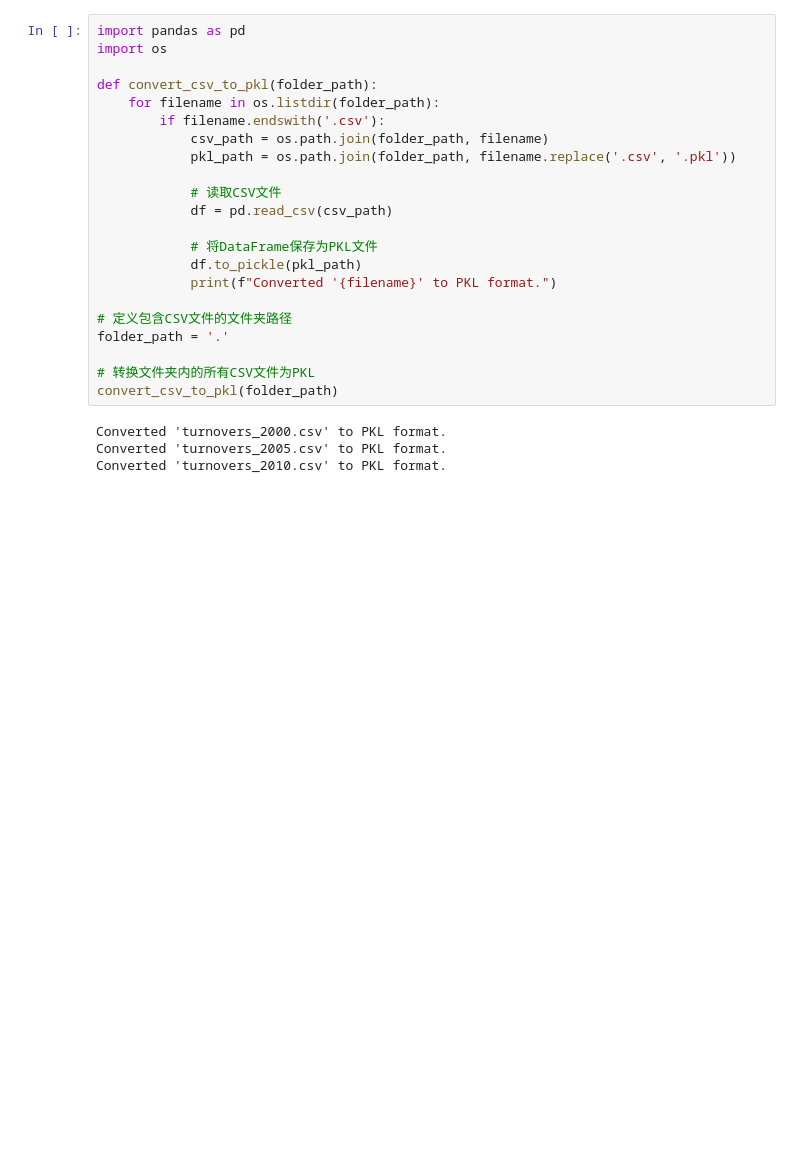
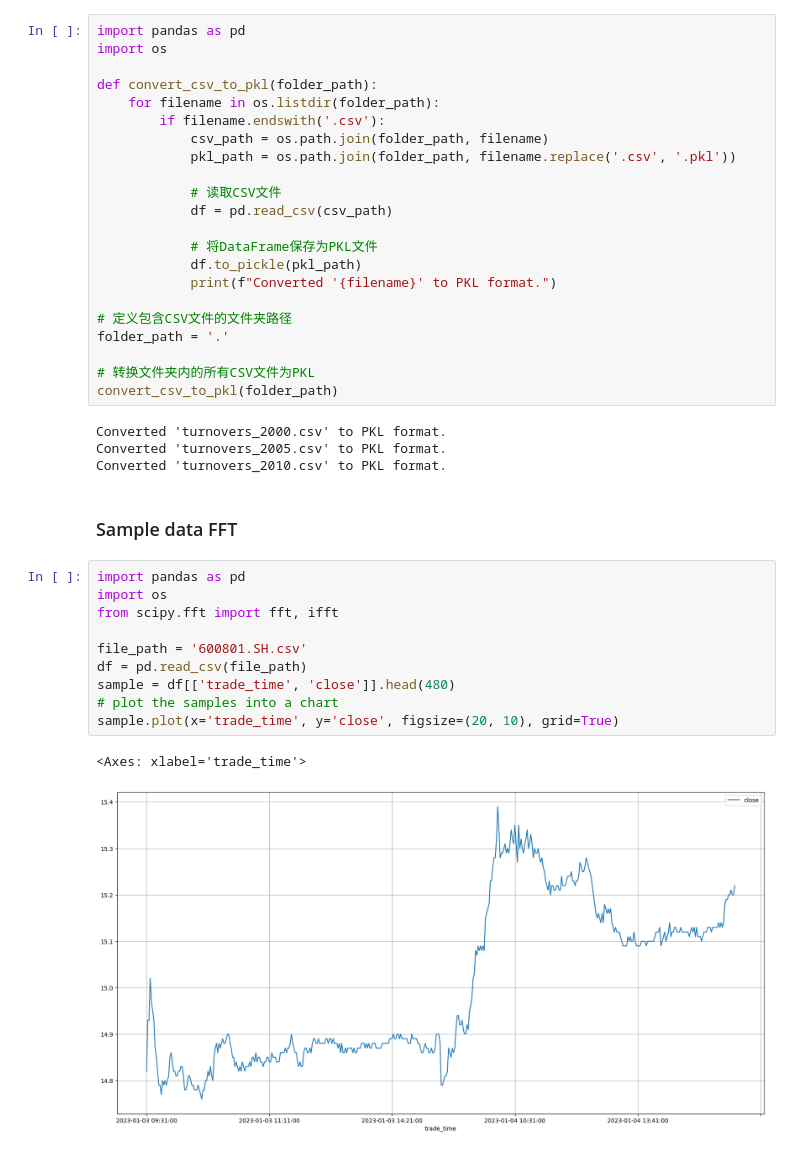
Before and after one commit to Marmot509/quantdata, a Jupyter notebook: api_test.ipynb, the cells around one changed output. Saved outputs shown, nothing was run; the diff lists cells and outputs as text; blank space fills up the shorter version.

```diff
--- a/api_test.ipynb
+++ b/api_test.ipynb
@@ -228,3 +230,18 @@ convert_csv_to_pkl(folder_path)
 Converted 'turnovers_2000.csv' to PKL format.
 Converted 'turnovers_2005.csv' to PKL format.
 Converted 'turnovers_2010.csv' to PKL format.
+# %% [markdown]
+### Sample data FFT
+# %%
+import pandas as pd
+import os
+from scipy.fft import fft, ifft
+
+file_path = '600801.SH.csv'
+df = pd.read_csv(file_path)
+sample = df[['trade_time', 'close']].head(480)
+# plot the samples into a chart
+sample.plot(x='trade_time', y='close', figsize=(20, 10), grid=True)
+# %% [output]
+<Axes: xlabel='trade_time'>
+[figure, added]
```
Also changed, not shown: parts of 1 cell of this notebook.
